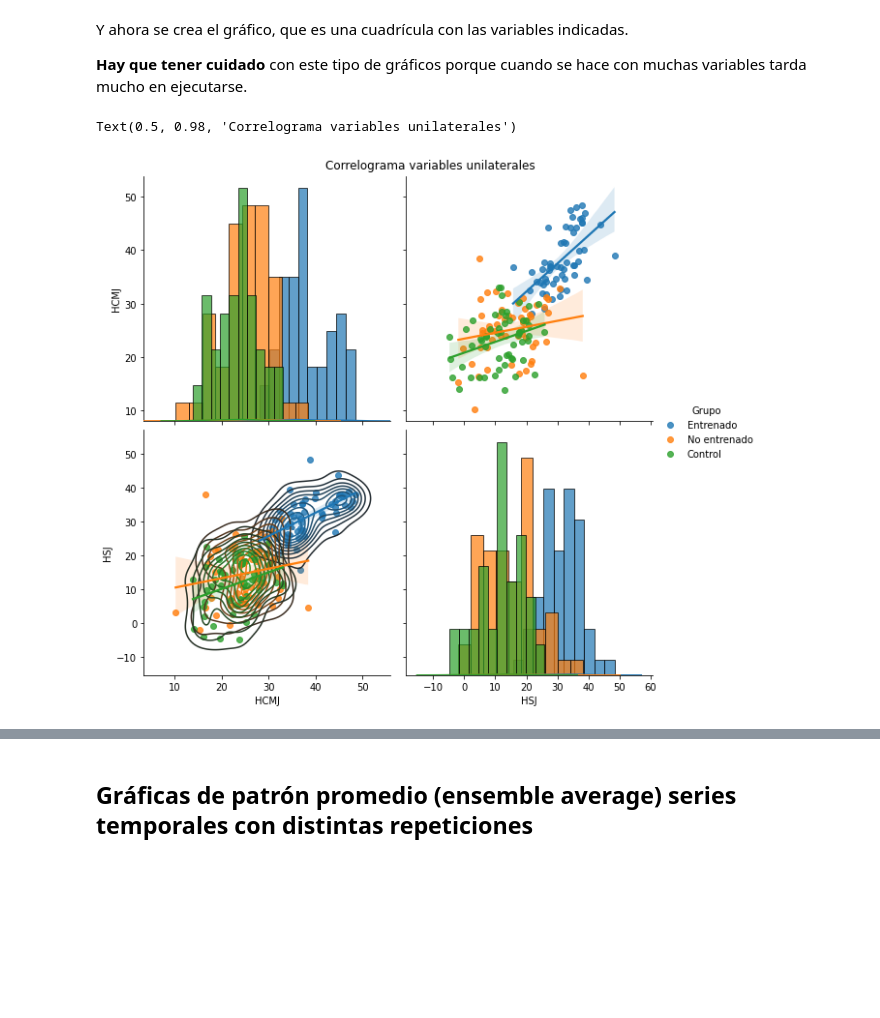
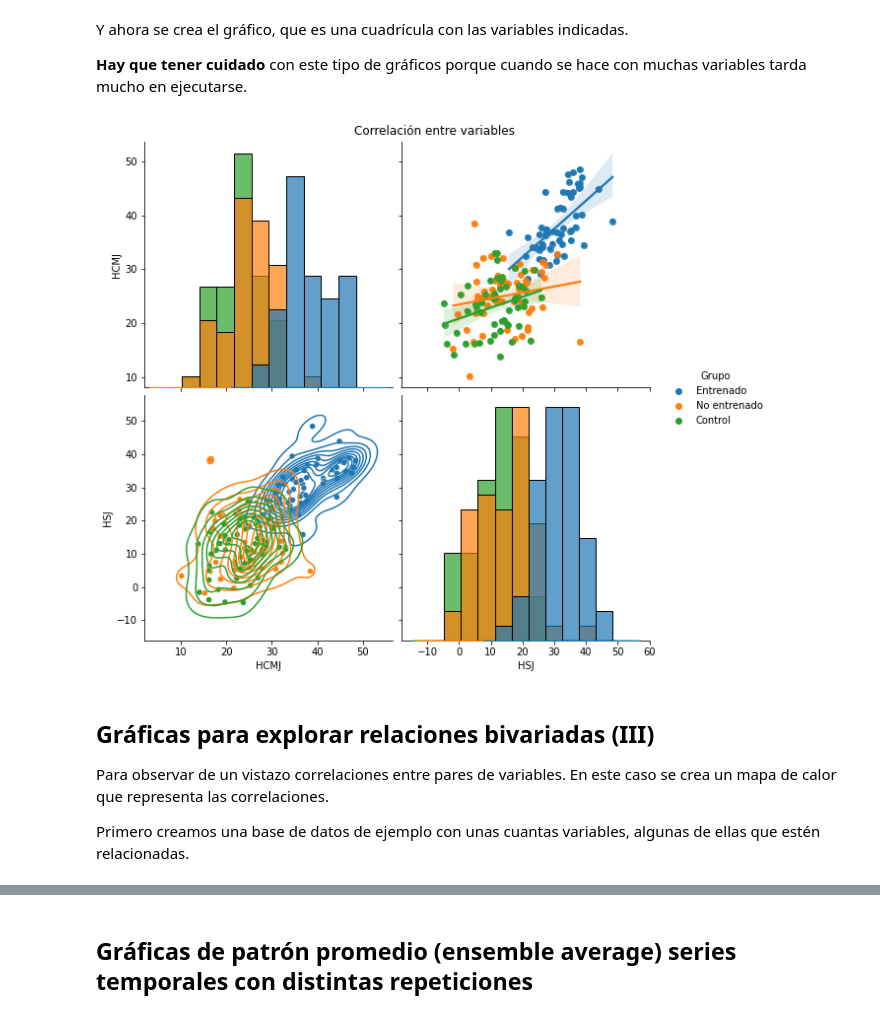
Before and after one commit to joselvira/BiomecanicaPython, a Jupyter notebook: Notebooks/Graficas_sofisticadas_especificas.ipynb, the cells around one changed output, grey strips where cells are left out. Drawn from its saved outputs; the diff is of its cells as text; code cells hidden in the pictures; blank space fills up the shorter version.

```diff
--- a/Notebooks/Graficas_sofisticadas_especificas.ipynb
+++ b/Notebooks/Graficas_sofisticadas_especificas.ipynb
@@ -248,12 +325,18 @@ Y ahora se crea el gráfico, que es una cuadrícula con las variables indicadas.
 
 **Hay que tener cuidado** con este tipo de gráficos porque cuando se hace con muchas variables tarda mucho en ejecutarse.
 # %%
-g = sns.pairplot(Datos, vars=['HCMJ', 'HSJ'], hue='Grupo', kind='reg', height=4) #con este saca la recta de regresión
-#g.map_upper(plt.scatter) #tipo de gráficas de la parte de arriba
-g.map_lower(sns.kdeplot) #tipo de gráficas de la parte de abajo
-g.map_diag(plt.hist, edgecolor='k', alpha=0.7) #histograma en la diagonal
-plt.subplots_adjust(top=0.95) #baja un poco la ventana de la gráfica para que quepa el título
-g.fig.suptitle('Correlograma variables unilaterales')
+g = sns.pairplot(Datos, vars=['HCMJ', 'HSJ'], hue='Grupo', height=4) #con este saca la recta de regresión
+g.map_upper(sns.regplot) #tipo de gráficas por encima de la diagonal
+g.map_lower(sns.kdeplot) #tipo de gráficas por debajo de la diagonal
+g.map_diag(sns.histplot, edgecolor='k', alpha=0.7) #histograma en la diagonal
+g.fig.subplots_adjust(top=0.95) #baja un poco la ventana de la gráfica para que quepa el título
+g.fig.suptitle('Correlación entre variables')
+plt.show()
 # %% [output]
-Text(0.5, 0.98, 'Correlograma variables unilaterales')
-[figure, old version]
+[figure, new version]
+# %% [markdown]
+## Gráficas para explorar relaciones bivariadas (III)
+
+Para observar de un vistazo correlaciones entre pares de variables. En este caso se crea un mapa de calor que representa las correlaciones.
+
+Primero creamos una base de datos de ejemplo con unas cuantas variables, algunas de ellas que estén relacionadas.
```
Also changed, not shown: parts of 42 cells of this notebook.
